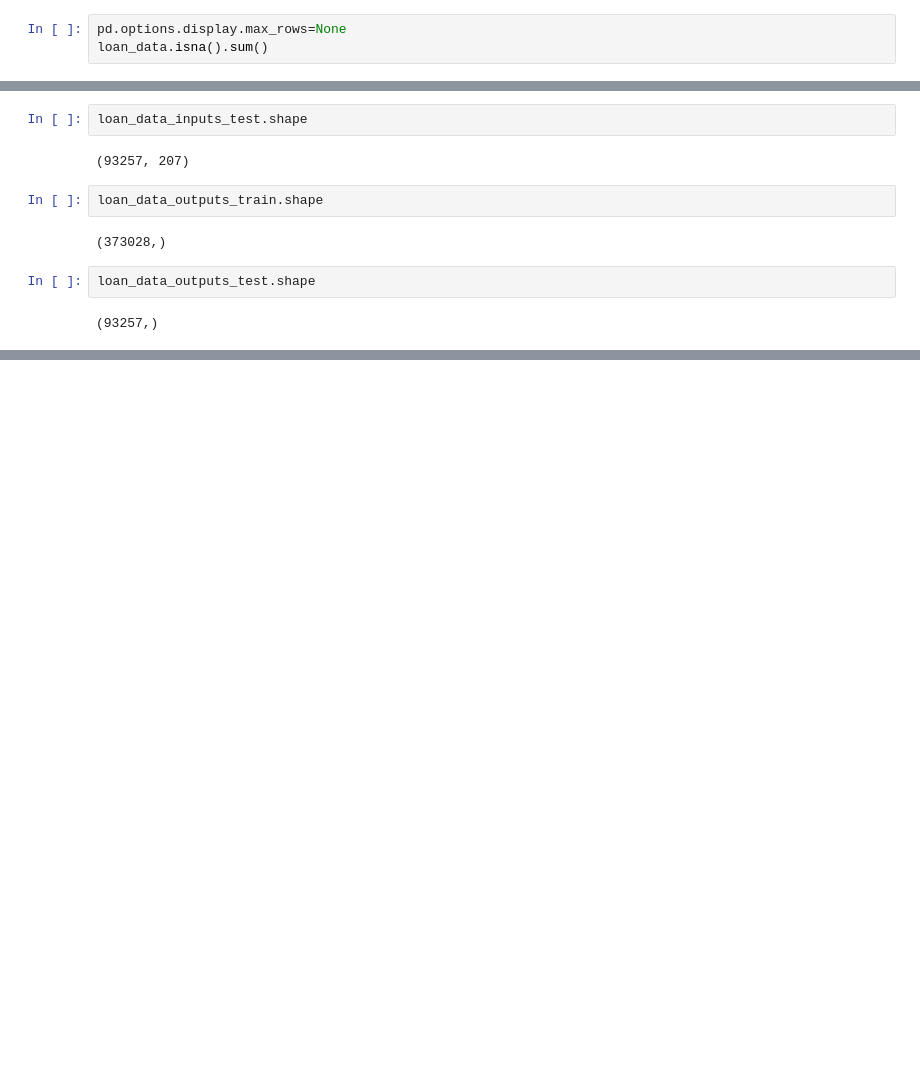
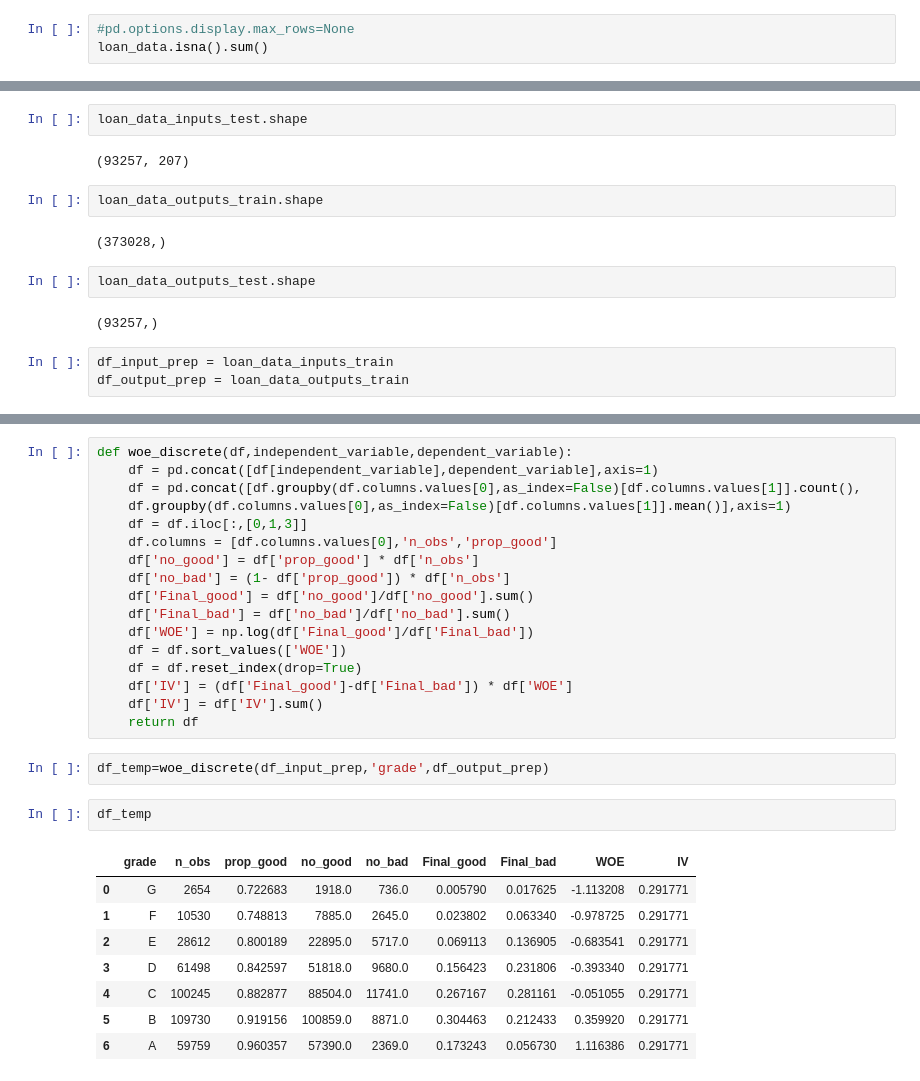
Before and after one commit to BAGLAT/Credit-Risk-Modeling, a Jupyter notebook: Credit Risk Modeling.ipynb, the cells around one changed output, grey strips where cells are left out. Saved outputs shown, nothing was run; the diff lists cells and outputs as text; blank space fills up the shorter version.

```diff
--- a/Credit Risk Modeling.ipynb
+++ b/Credit Risk Modeling.ipynb
@@ -467,6 +467,6 @@ loan_data['inq_last_6mths'].fillna(0,inplace=True)
 loan_data['delinq_2yrs'].fillna(0,inplace=True)
 loan_data['emp_length_int'].fillna(0,inplace=True)
 # %%
-pd.options.display.max_rows=None
+#pd.options.display.max_rows=None
 loan_data.isna().sum()
 # %% [output]
@@ -588,3 +595,6 @@ loan_data_outputs_train.shape
 loan_data_outputs_test.shape
 # %% [output]
 (93257,)
+# %%
+df_input_prep = loan_data_inputs_train
+df_output_prep = loan_data_outputs_train
@@ -590,0 +789,30 @@ loan_data_outputs_test.shape
+# %%
+def woe_discrete(df,independent_variable,dependent_variable):
+    df = pd.concat([df[independent_variable],dependent_variable],axis=1)
+    df = pd.concat([df.groupby(df.columns.values[0],as_index=False)[df.columns.values[1]].count(),
+    df.groupby(df.columns.values[0],as_index=False)[df.columns.values[1]].mean()],axis=1)
+    df = df.iloc[:,[0,1,3]]
+    df.columns = [df.columns.values[0],'n_obs','prop_good']
+    df['no_good'] = df['prop_good'] * df['n_obs']
+    df['no_bad'] = (1- df['prop_good']) * df['n_obs']
+    df['Final_good'] = df['no_good']/df['no_good'].sum()
+    df['Final_bad'] = df['no_bad']/df['no_bad'].sum()
+    df['WOE'] = np.log(df['Final_good']/df['Final_bad'])
+    df = df.sort_values(['WOE'])
+    df = df.reset_index(drop=True)
+    df['IV'] = (df['Final_good']-df['Final_bad']) * df['WOE']
+    df['IV'] = df['IV'].sum()
+    return df
+# %%
+df_temp=woe_discrete(df_input_prep,'grade',df_output_prep)
+# %%
+df_temp
+# %% [output]
+|  | grade | n_obs | prop_good | no_good | no_bad | Final_good | Final_bad | WOE | IV |
+| 0 | G | 2654 | 0.722683 | 1918.0 | 736.0 | 0.005790 | 0.017625 | -1.113208 | 0.291771 |
+| 1 | F | 10530 | 0.748813 | 7885.0 | 2645.0 | 0.023802 | 0.063340 | -0.978725 | 0.291771 |
+| 2 | E | 28612 | 0.800189 | 22895.0 | 5717.0 | 0.069113 | 0.136905 | -0.683541 | 0.291771 |
+| 3 | D | 61498 | 0.842597 | 51818.0 | 9680.0 | 0.156423 | 0.231806 | -0.393340 | 0.291771 |
+| 4 | C | 100245 | 0.882877 | 88504.0 | 11741.0 | 0.267167 | 0.281161 | -0.051055 | 0.291771 |
+| 5 | B | 109730 | 0.919156 | 100859.0 | 8871.0 | 0.304463 | 0.212433 | 0.359920 | 0.291771 |
+| 6 | A | 59759 | 0.960357 | 57390.0 | 2369.0 | 0.173243 | 0.056730 | 1.116386 | 0.291771 |
```
Also changed, not shown: parts of 35 cells of this notebook.
